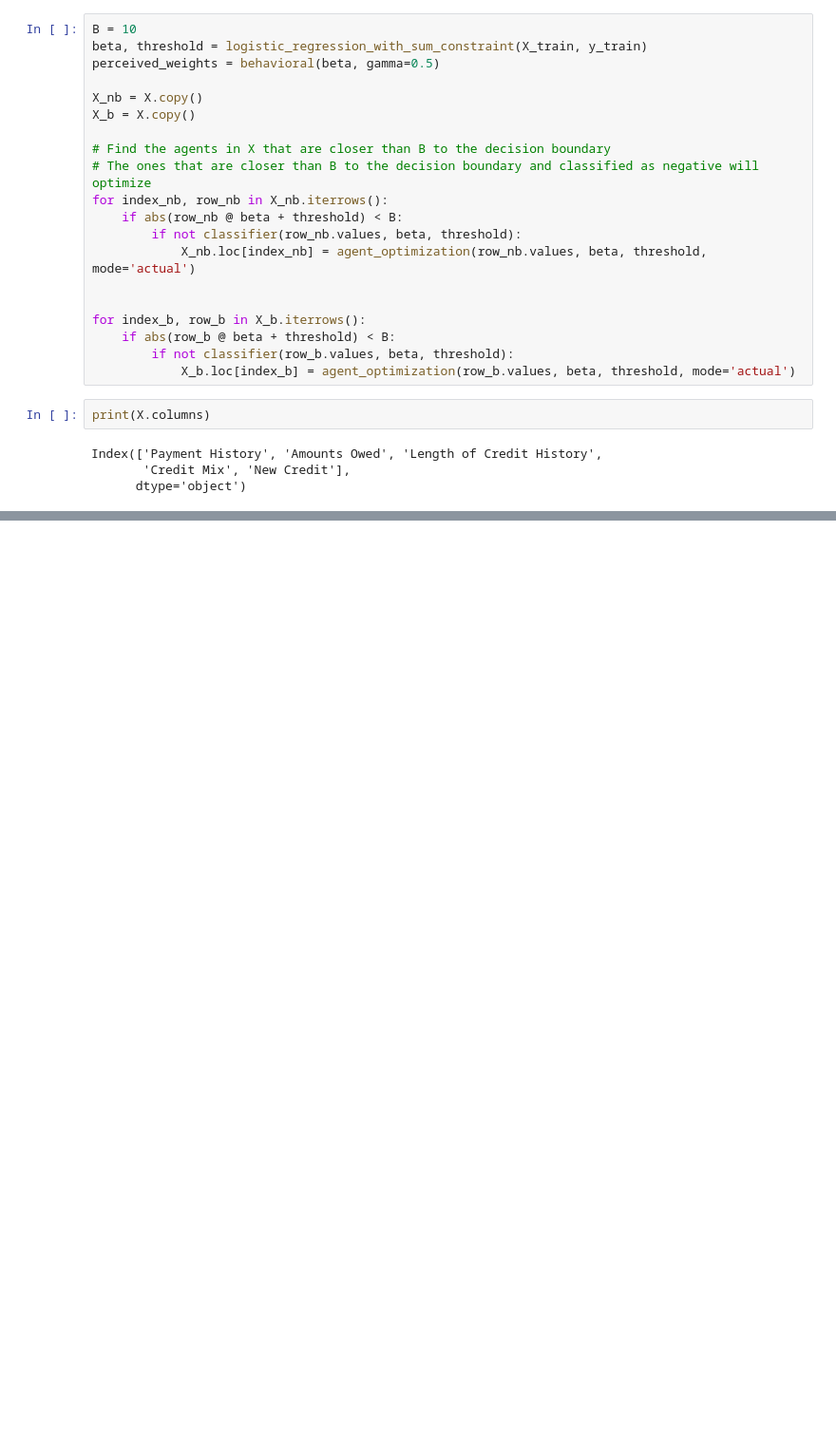
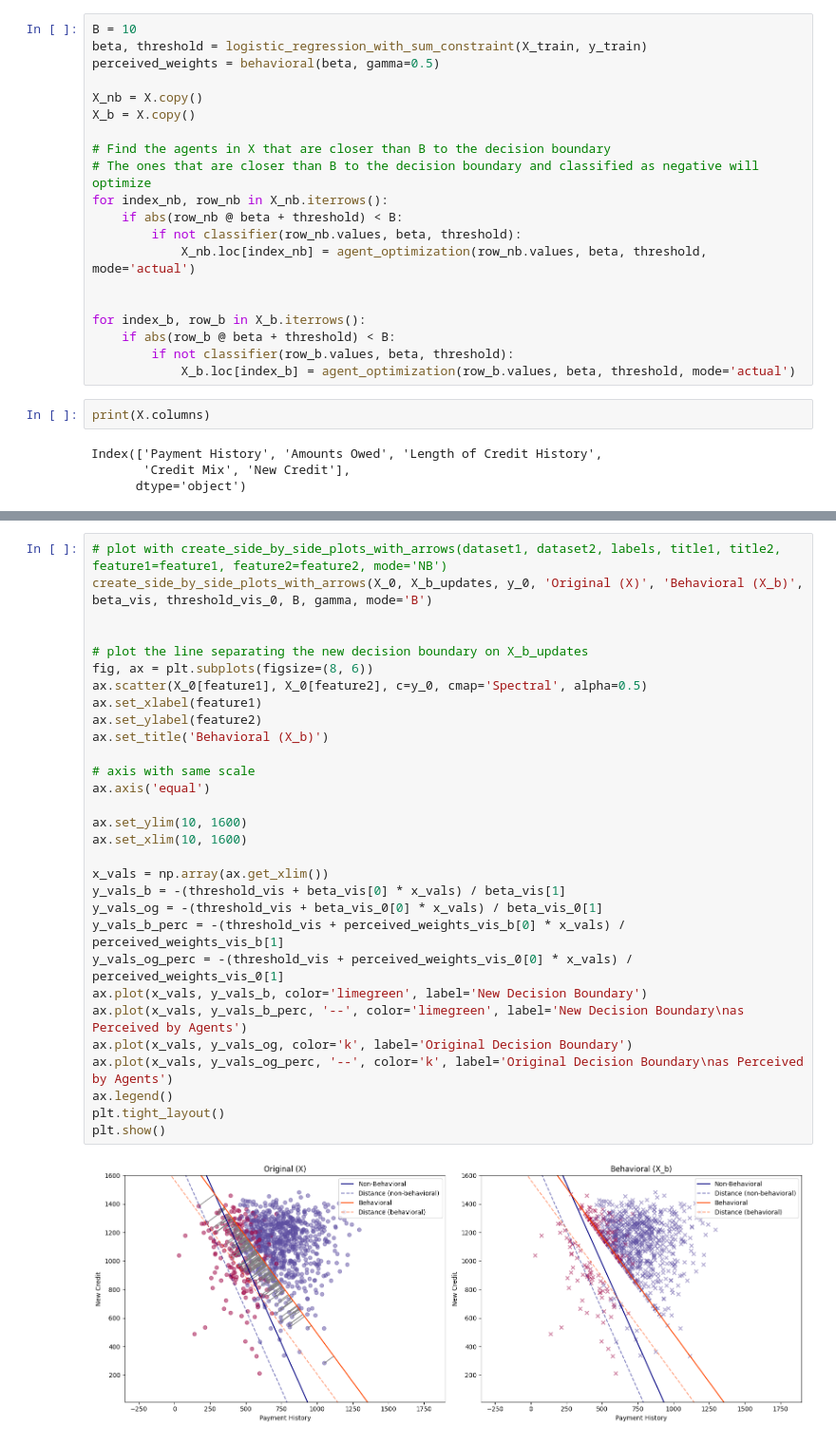
Before and after one commit to RamanEbrahimi/Research, a Jupyter notebook: Explainable AI/simulation.ipynb, the cells around one changed output, grey strips where cells are left out. Shown at 95% size. Drawn from its saved outputs; the diff is of its cells as text; blank space fills up the shorter version.

```diff
--- a/Explainable AI/simulation.ipynb
+++ b/Explainable AI/simulation.ipynb
@@ -593,0 +622,32 @@ Final threshold (actual): -660.2901979324547
+# %%
+# plot with create_side_by_side_plots_with_arrows(dataset1, dataset2, labels, title1, title2, feature1=feature1, feature2=feature2, mode='NB')
+create_side_by_side_plots_with_arrows(X_0, X_b_updates, y_0, 'Original (X)', 'Behavioral (X_b)', beta_vis, threshold_vis_0, B, gamma, mode='B')
+
+
+# plot the line separating the new decision boundary on X_b_updates
+fig, ax = plt.subplots(figsize=(8, 6))
+ax.scatter(X_0[feature1], X_0[feature2], c=y_0, cmap='Spectral', alpha=0.5)
+ax.set_xlabel(feature1)
+ax.set_ylabel(feature2)
+ax.set_title('Behavioral (X_b)')
+
+# axis with same scale
+ax.axis('equal')
+
+ax.set_ylim(10, 1600)
+ax.set_xlim(10, 1600)
+
+x_vals = np.array(ax.get_xlim())
+y_vals_b = -(threshold_vis + beta_vis[0] * x_vals) / beta_vis[1]
+y_vals_og = -(threshold_vis + beta_vis_0[0] * x_vals) / beta_vis_0[1]
+y_vals_b_perc = -(threshold_vis + perceived_weights_vis_b[0] * x_vals) / perceived_weights_vis_b[1]
+y_vals_og_perc = -(threshold_vis + perceived_weights_vis_0[0] * x_vals) / perceived_weights_vis_0[1]
+ax.plot(x_vals, y_vals_b, color='limegreen', label='New Decision Boundary')
+ax.plot(x_vals, y_vals_b_perc, '--', color='limegreen', label='New Decision Boundary\nas Perceived by Agents')
+ax.plot(x_vals, y_vals_og, color='k', label='Original Decision Boundary')
+ax.plot(x_vals, y_vals_og_perc, '--', color='k', label='Original Decision Boundary\nas Perceived by Agents')
+ax.legend()
+plt.tight_layout()
+plt.show()
+# %% [output]
+[figure, added]
```
Also changed, not shown: parts of 19 cells of this notebook, 1 other file.
